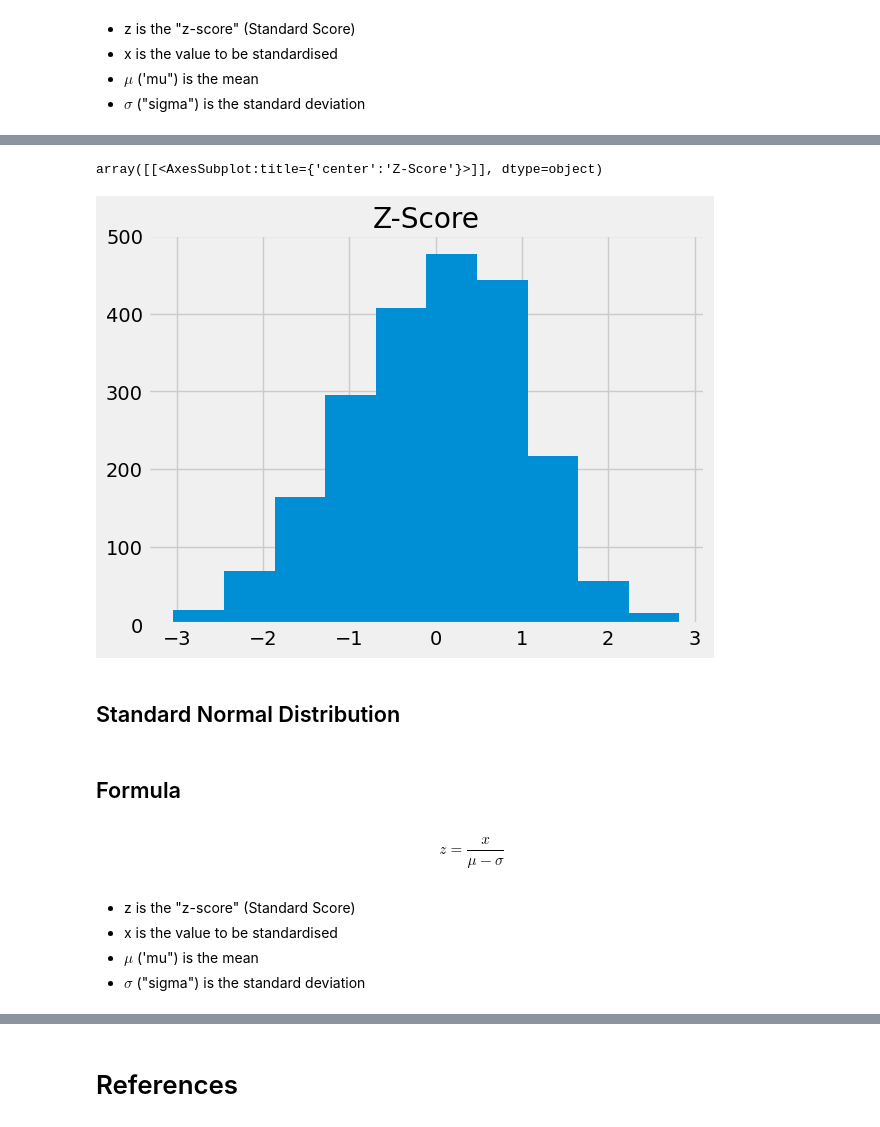
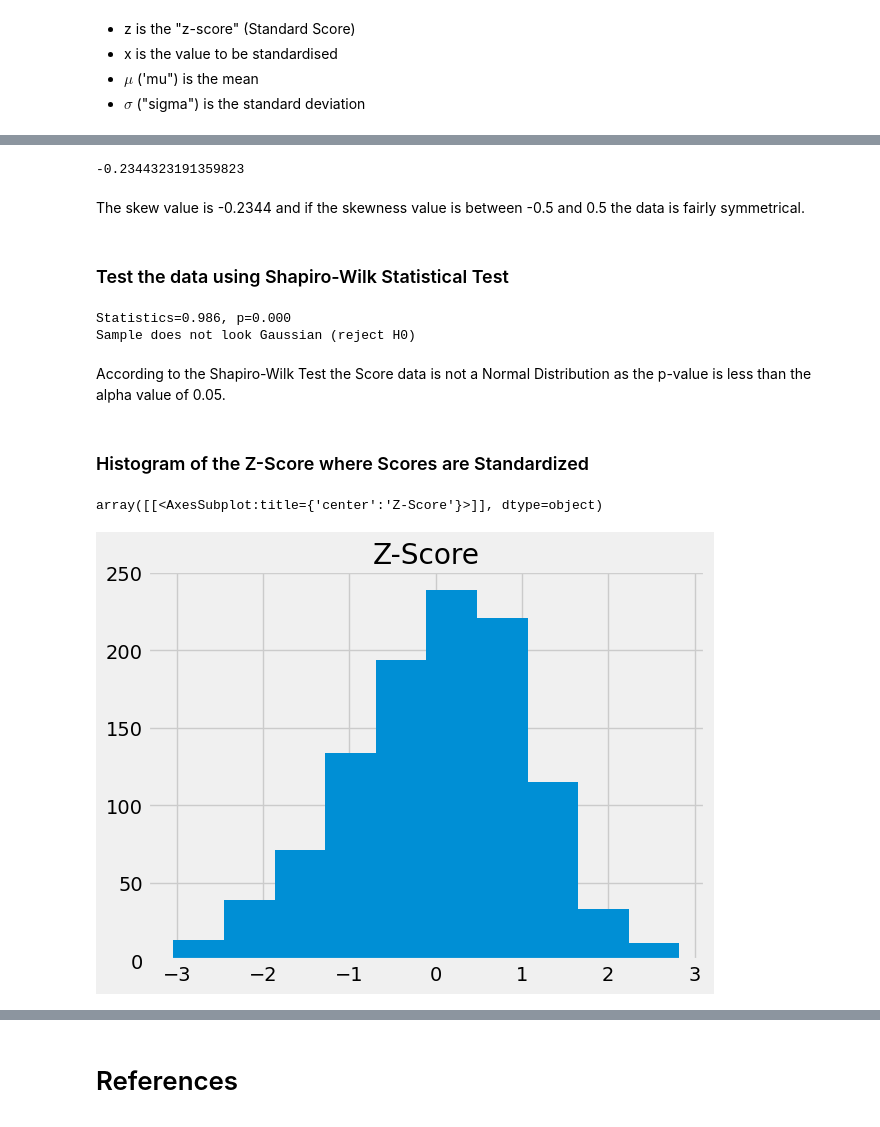
Before and after one commit to loughjo/funddata-assessment, a Jupyter notebook: normal-distribution.ipynb, the cells around one changed output, grey strips where cells are left out. Cells and saved outputs as stored; diff of their text form; code cells hidden in the pictures.

Commit message:
Fundamentals Data Analysis - Normal Distribution Project - 22/12/2022

```diff
--- a/normal-distribution.ipynb
+++ b/normal-distribution.ipynb
@@ -295,0 +313,7 @@ scores.kurtosis()
+# %%
+import pandas as pd
+# lets read in the exam_results data
+df = pd.read_csv("exam_results.csv")
+# %%
+# Extract Exam Type A data from the dataset
+Exam_A = df.loc[df['Exam Type'] == 'A']
@@ -296,16 +360,32 @@ scores.kurtosis()
+# %%
+# Lets check if the dataset is skewed
+scores = Exam_A['Score']
+
+scores.skew()
+# %% [output]
+-0.2344323191359823
+# %% [markdown]
+The skew value is -0.2344 and if the skewness value is between -0.5 and 0.5 the data is fairly symmetrical.
+# %% [markdown]
+### Test the data using Shapiro-Wilk Statistical Test
+# %%
+stat, p = shapiro(scores)
+print('Statistics=%.3f, p=%.3f' % (stat, p))
+# interpret results
+alpha = 0.05
+if p > alpha:
+    print('Sample looks Gaussian (fail to reject H0)')
+else:
+    print('Sample does not look Gaussian (reject H0)')
+# %% [output]
+Statistics=0.986, p=0.000
+Sample does not look Gaussian (reject H0)
+# %% [markdown]
+According to the Shapiro-Wilk Test the Score data is not a Normal Distribution as the p-value is less than the alpha value of 0.05.
+# %% [markdown]
+### Histogram of the Z-Score where Scores are Standardized
 # %%
-df.hist(column='Z-Score')
+Exam_A.hist(column='Z-Score')
 # %% [output]
 array([[<AxesSubplot:title={'center':'Z-Score'}>]], dtype=object)
-[figure, old version]
+[figure, new version]
-# %% [markdown]
-## Standard Normal Distribution
-# %% [markdown]
-## Formula
-# %% [markdown]
-$$z = \frac{x}{\mu-\sigma}$$
-# %% [markdown]
-- z is the "z-score" (Standard Score)
-- x is the value to be standardised
-- $\mu$ ('mu") is the mean
-- $\sigma$ ("sigma") is the standard deviation
```
Also changed, not shown: parts of 41 cells of this notebook.
